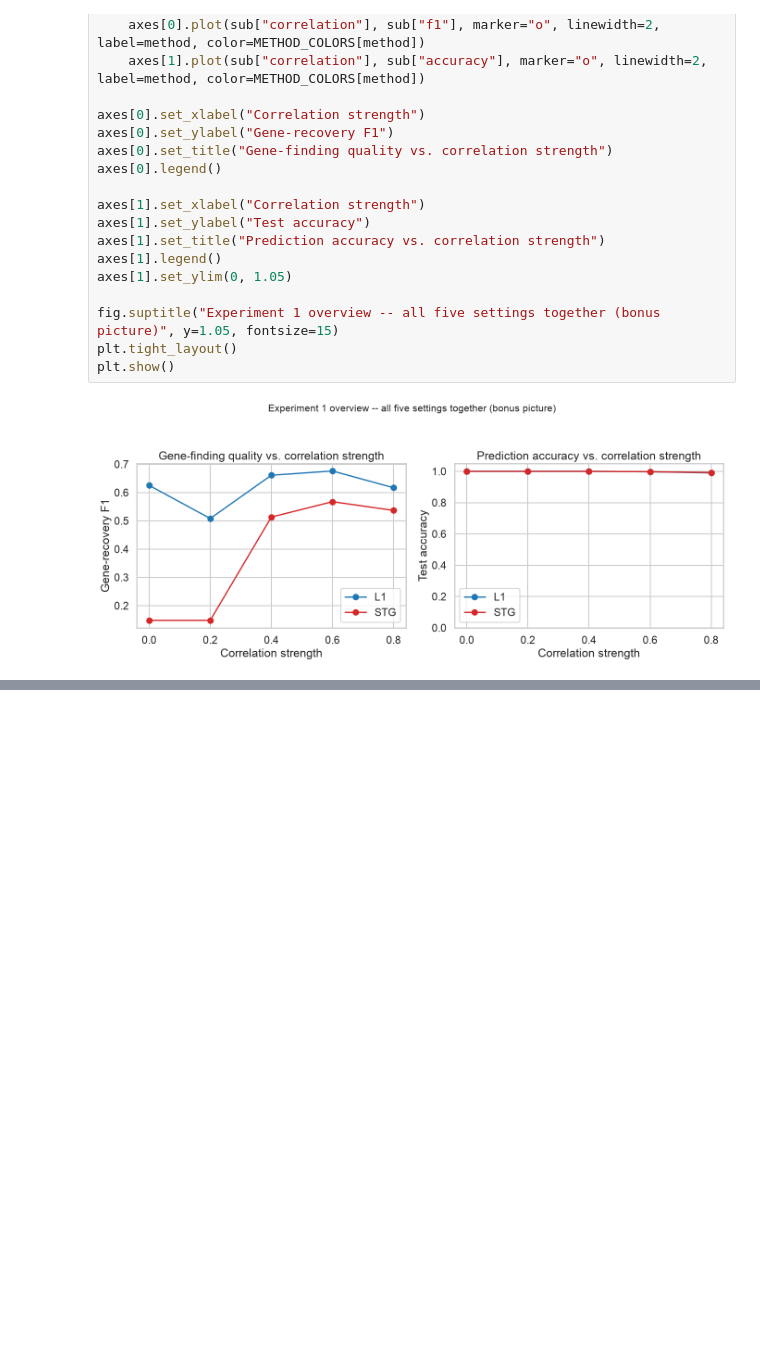
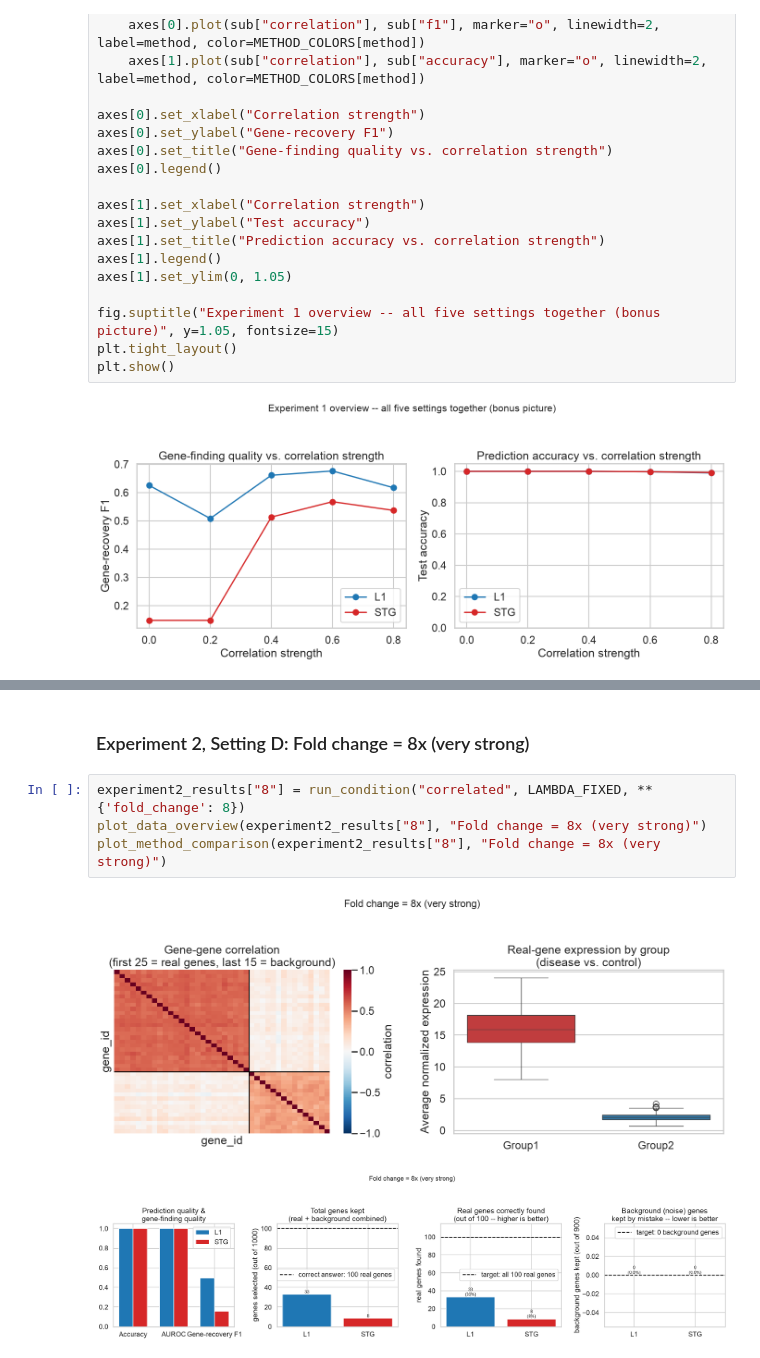
Before and after one commit to sierramendoza543/sierra-gating-project, a Jupyter notebook: l1_vs_stg_parameter_sweeps.ipynb, the cells around one changed output, grey strips where cells are left out. Cells and saved outputs as stored; diff of their text form; blank space fills up the shorter version.

```diff
--- a/l1_vs_stg_parameter_sweeps.ipynb
+++ b/l1_vs_stg_parameter_sweeps.ipynb
@@ -695,0 +739,9 @@ plt.show()
+# %% [markdown]
+### Experiment 2, Setting D: Fold change = 8x (very strong)
+# %%
+experiment2_results["8"] = run_condition("correlated", LAMBDA_FIXED, **{'fold_change': 8})
+plot_data_overview(experiment2_results["8"], "Fold change = 8x (very strong)")
+plot_method_comparison(experiment2_results["8"], "Fold change = 8x (very strong)")
+# %% [output]
+[figure, added]
+[figure, added]
```
Also changed, not shown: parts of 14 cells of this notebook.
